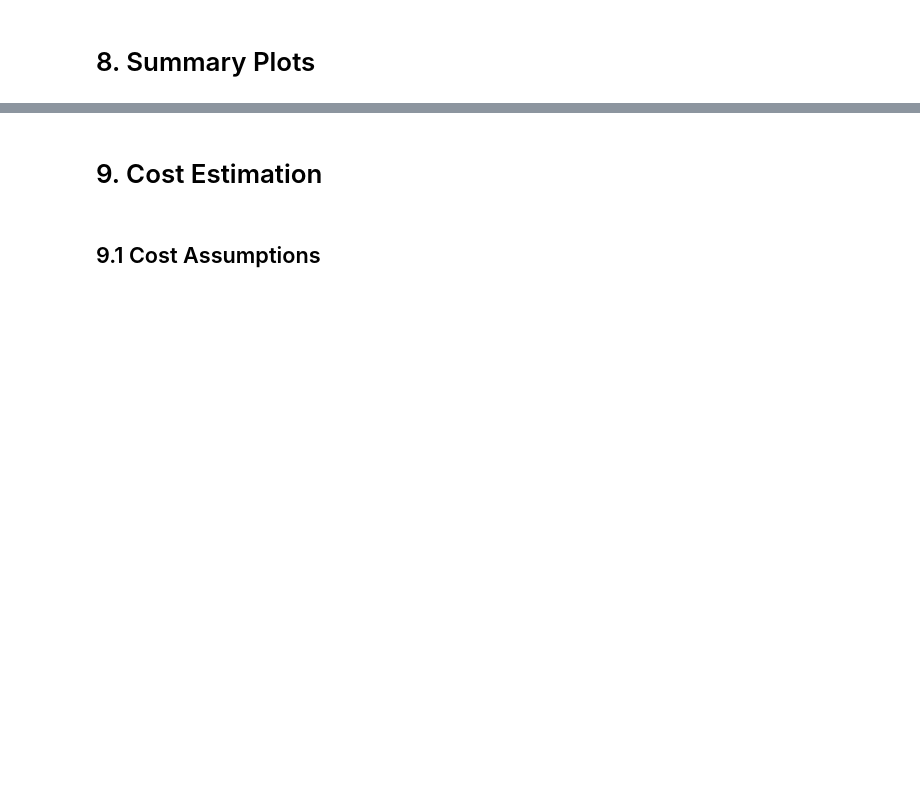
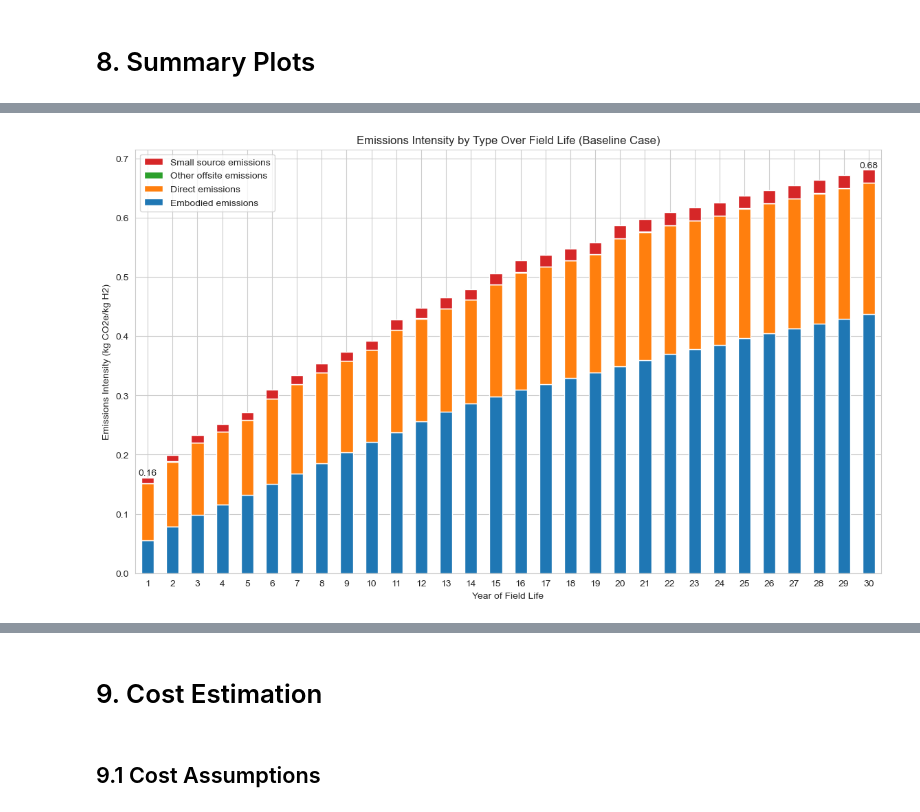
Before and after one commit to tblackfd/Geologic-Hydrogen-LCA-TEA, a Jupyter notebook: BrandtModelReplication_v0_3_RESULTS_REPLICATION.ipynb, the cells around one changed output, grey strips where cells are left out. Cells and saved outputs as stored; diff of their text form; code cells hidden in the pictures; blank space fills up the shorter version.

```diff
--- a/BrandtModelReplication_v0_3_RESULTS_REPLICATION.ipynb
+++ b/BrandtModelReplication_v0_3_RESULTS_REPLICATION.ipynb
@@ -150,6 +150,7 @@ dehy_reflux_ratio = 2.25 #Dehydration reflux ratio. Default assumption in OPGEE
 dehy_regen_temp = 200 #F. Regeneration temperature for dehydration. Default assumption in OPGEE model.
 TEG_water_ratio_dehydrator = 2.00 # gal TEG/lb H2O. Default assumption in OPGEE model.
 moisture_outlet_dehydration = 7.00 #lb H2O/mmscf. Default assumption in OPGEE model.
+dehy_reboiler_eta = 1.25 # btu consumed per btu delivered
 
 eta_compressor = 0.75 #Compressor efficiency. Default assumption in OPGEE model. For the time being, assume all compressor types have the same efficiency (this is the default assumption in OPGEE model).
 
@@ -3806,7 +3987,7 @@ Brandt assumes that all waste gas is re-injected into the subsurface.
 # Define a function to calculate the mass of the gas injection equipment (i.e. compressor and ancilliary materials) for a given case and sensitivity variables.
 # The OPGEE model uses a correlation between injection volumes and compressor masses to estimate the compressor mass for a given case.
 
-def calculate_gas_injection_equipment_mass(case, sensitivity_variables=None, special_production_profile_df=None, compressor_fuel_offtake_point=None):
+def calculate_gas_injection_equipment_mass(case, sensitivity_variables=None, special_production_profile_df=None, fuel_gas_offtake_point=None):
 
     if sensitivity_variables:
         number_production_wells = sensitivity_variables.get('number_production_wells', number_production_wells_default)
@@ -3818,9 +3999,9 @@ def calculate_gas_injection_equipment_mass(case, sensitivity_variables=None, spe
     else:
         local_production_profile_df = production_profile_df
 
-    if compressor_fuel_offtake_point is None:
-        compressor_fuel_offtake_point = 'Downstream of PSA'
-    elif compressor_fuel_offtake_point not in ['Upstream of PSA', 'Downstream of PSA']:
+    if fuel_gas_offtake_point is None:
+        fuel_gas_offtake_point = 'Downstream of PSA'
+    elif fuel_gas_offtake_point not in ['Upstream of PSA', 'Downstream of PSA']:
         raise ValueError("Compressor fuel offtake point must be either 'Upstream of PSA' or 'Downstream of PSA'")
 
 
@@ -3828,7 +4009,7 @@ def calculate_gas_injection_equipment_mass(case, sensitivity_variables=None, spe
     #model of adiabatic compression. Adding these calculations is a future improvement to this model.
     # The OPGEE model infers injection volume from the calculated output horsepower of the compressor and the total adiabatic work of compression.
     # We already calculated this volume directly in the reinjection compression fugitive emissions calculation (Section 2.3), so we can extract it here
-    gas_injection_volumes = calculate_HC_gas_reinjection_compressor_fugitives(case, sensitivity_variables, local_production_profile_df, compressor_fuel_offtake_point)['total_MMSCFD'] #mmscf/d
+    gas_injection_volumes = calculate_HC_gas_reinjection_compressor_fugitives(case, sensitivity_variables, local_production_profile_df, fuel_gas_offtake_point)['total_MMSCFD'] #mmscf/d
     potential_gas_injection_compressor_masses = (2887 + 0.7820/0.85 * gas_injection_volumes) / 0.454 #lb. Conversion factor of 0.85 is used to convert from mscf/d to m3/hr. 0.454 converts from kg to lb. This is the mass of the gas injection compressor, as calculated in the OPGEE model.
     # Because injection flow rates decline over field life, potential_gas_injection_compressor_masses also declines over time. The compressor has a fixed mass, so we need to select the maximum value.
     gas_injection_compressor_mass = max(potential_gas_injection_compressor_masses) #lb
@@ -3843,5 +4024,5 @@ def calculate_gas_injection_equipment_mass(case, sensitivity_variables=None, spe
     }
 
 # # Example usage:
-gas_injection_mass_info = calculate_gas_injection_equipment_mass('Baseline',compressor_fuel_offtake_point='Downstream of PSA')
+gas_injection_mass_info = calculate_gas_injection_equipment_mass('Baseline',fuel_gas_offtake_point='Downstream of PSA')
 print(f"Case: {gas_injection_mass_info['case']}, Gas Injection Equipment Mass: {gas_injection_mass_info['gas_injection_total_mass']} lb")
@@ -4007,7 +4214,7 @@ def calculate_gathering_system_steel_mass(case, sensitivity_variables=None):
 
 Summing the mass of steel and multiplying by assumed carbon intensity
 # %%
-def calculate_total_steel_mass(case, sensitivity_variables=None, special_production_profile_df=None,compressor_fuel_offtake_point=None):
+def calculate_total_steel_mass(case, sensitivity_variables=None, special_production_profile_df=None,fuel_gas_offtake_point=None):
 
     if sensitivity_variables:
         number_production_wells = sensitivity_variables.get('number_production_wells', number_production_wells_default)
@@ -4019,9 +4226,9 @@ def calculate_total_steel_mass(case, sensitivity_variables=None, special_product
     else:
         local_production_profile_df = production_profile_df
 
-    if compressor_fuel_offtake_point is None:
-        compressor_fuel_offtake_point = 'Downstream of PSA'
-    elif compressor_fuel_offtake_point not in ['Upstream of PSA', 'Downstream of PSA']:
+    if fuel_gas_offtake_point is None:
+        fuel_gas_offtake_point = 'Downstream of PSA'
+    elif fuel_gas_offtake_point not in ['Upstream of PSA', 'Downstream of PSA']:
         raise ValueError("Compressor fuel offtake point must be either 'Upstream of PSA' or 'Downstream of PSA'")
 
     # Calculate total steel mass of all components:
@@ -4031,7 +4238,7 @@ def calculate_total_steel_mass(case, sensitivity_variables=None, special_product
     mass_steel_tanks # Hard-coded previously
 
 
-    total_processing_equipment_mass = calculate_total_processing_equip_mass(case,sensitivity_variables, special_production_profile_df,compressor_fuel_offtake_point)['processing_equipment_total_mass']
+    total_processing_equipment_mass = calculate_total_processing_equip_mass(case,sensitivity_variables, special_production_profile_df,fuel_gas_offtake_point)['processing_equipment_total_mass']
     # Calculate total steel mass
     total_steel_mass = (export_pipeline_steel_mass +
                         total_steel_mass_all_wells +
@@ -6036,51 +6596,53 @@ def plot_emissions_intensity_by_case(case):
         print("Case not found in the DataFrame.")
         return
 
-    # Fetch daily_field_H2_exported series for the given case
-    daily_field_H2_exported = calculate_exploration_emissions(case)['daily_field_H2_exported']
+    # Fetch daily_field_H2_downstream_PSA series for the given case
+    daily_field_H2_exported = calculate_total_hydrogen_produced(case)['daily_field_H2_exported']
 
     # Prepare the emissions data for the specific case, each type assumed to be a series over 30 years
     case_emissions = emissions_df.loc[case]
 
-    # Normalize emissions by daily_field_H2_exported
+    # Normalize emissions by daily_field_H2_downstream_PSA
     emissions_intensity_df = pd.DataFrame({
-        'Embodied emissions': case_emissions['Embodied emissions'] / (daily_field_H2_exported * 1000),
-        'Direct emissions': case_emissions['Direct emissions'] / (daily_field_H2_exported * 1000),
-        'Other offsite emissions': case_emissions['Other offsite emissions'] / (daily_field_H2_exported * 1000),
-        'Small source emissions': case_emissions['Small source emissions'] / (daily_field_H2_exported * 1000)
+        'Embodied emissions': case_emissions['Embodied emissions'] / (daily_field_H2_downstream_PSA * 1000),
+        'Direct emissions': case_emissions['Direct emissions'] / (daily_field_H2_downstream_PSA * 1000),
+        'Other offsite emissions': case_emissions['Other offsite emissions'] / (daily_field_H2_downstream_PSA * 1000),
+        'Small source emissions': case_emissions['Small source emissions'] / (daily_field_H2_downstream_PSA * 1000)
     })
     total_emissions_df = emissions_intensity_df.sum(axis=1)
 
     #Offset the index by 1 to represent years
     emissions_intensity_df.index += 1
 
     # Plot a vertical stacked bar chart
     fig, ax = plt.subplots(figsize=(14, 8))
     emissions_intensity_df.plot(kind='bar', stacked=True, ax=ax)
     ax.set_title(f'Emissions Intensity by Type Over Field Life ({case} Case)')
     ax.set_xlabel('Year of Field Life')
     ax.set_ylabel('Emissions Intensity (kg CO2e/kg H2)')
     ax.legend(title='Emission Type', loc='upper right')
     # Reverse the legend order
     handles, labels = ax.get_legend_handles_labels()
     ax.legend(handles[::-1], labels[::-1])
     plt.xticks(rotation=0)  # Ensure year labels are horizontal for readability
     # Add text labels to show the value for the Year 1 and Year 30 totals (i.e. the height of the columns), using total_emissions_df
     # for i, total_emission in enumerate(total_emissions_df):
     #     plt.text(i, total_emission, f'{total_emission:.2f}', ha='center', va='bottom')
     plt.text(0, total_emissions_df[0], f'{total_emissions_df[0]:.2f}', ha='center', va='bottom')
     plt.text(29, total_emissions_df[29], f'{total_emissions_df[29]:.2f}', ha='center', va='bottom')
 
 
 
     plt.show()
 
 # Example usage:
 plot_emissions_intensity_by_case('Baseline')
 
 # #Plots for all cases:
 # for case in cases:
 #     plot_emissions_intensity_by_case(case)
+# %% [output]
+[figure, added]
 # %%
 # # Create a similar bar plot but instead use bars to represent the P50 result for production weighted emissions intensity, with error bars representing the P5 and P95 results:
 
```
Also changed, not shown: parts of 52 cells of this notebook, 1 other file.
